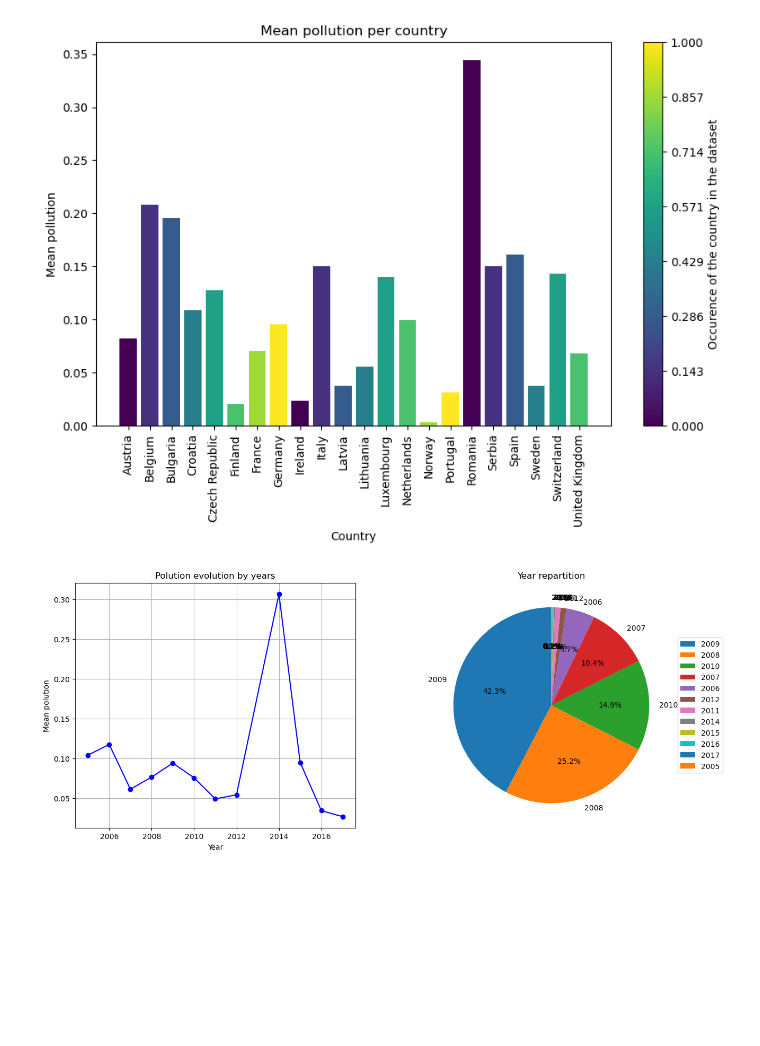
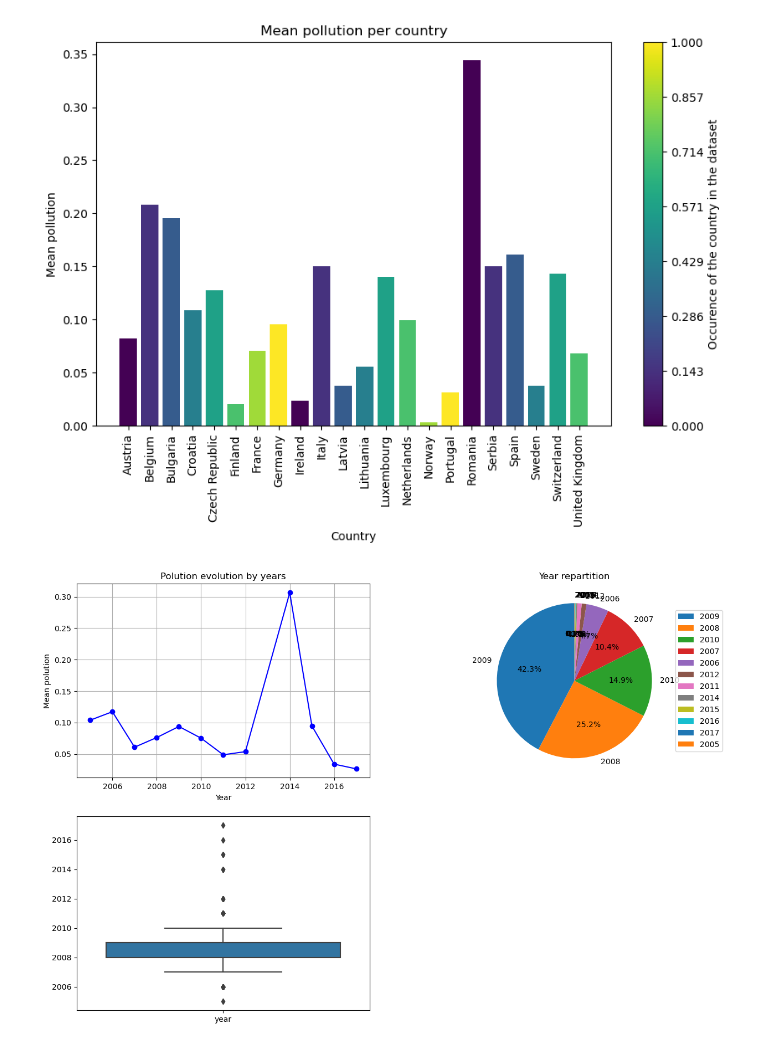
Before and after one commit to Cassette86/Green_ai_project_Water_polution, a Jupyter notebook: water_pollution_dataset/main.ipynb, the cells around one changed output. Drawn from its saved outputs; the diff is of its cells as text; code cells hidden in the pictures; blank space fills up the shorter version.

Commit message:
Finished visualisation and encoding of string values

```diff
--- a/water_pollution_dataset/main.ipynb
+++ b/water_pollution_dataset/main.ipynb
@@ -210,21 +210,26 @@ plt.show()
 # %%
 average_pollution_by_year = df.groupby('year')['polution'].mean()
 
-plt.figure(figsize=(15,6))
+plt.figure(figsize=(15,10))
 
-plt.subplot(1,2,1)
+plt.subplot(2,2,1)
 plt.plot(average_pollution_by_year.index, average_pollution_by_year, marker='o', linestyle='-', color='b')
 plt.title('Polution evolution by years')
 plt.xlabel('Year')
 plt.ylabel('Mean polution')
 plt.grid(True)
 
-plt.subplot(1,2,2)
+plt.subplot(2,2,2)
 year_counts = df['year'].value_counts()
 plt.pie(year_counts, labels=year_counts.index, autopct='%1.1f%%', startangle=90)
 plt.title('Year repartition')
 plt.legend(loc='center left', bbox_to_anchor=(1, 0.5))  # Placez la légende à l'extérieur à droite
 
+
+df_years = df.drop(columns= ['code','id','Country','tourists','venue','rate','food','glass','metal','other','paper','plastic','leather','green_waste','waste_recycling','polution'])
+df_years.head()
+plt.subplot(2,2,3)
+sns.boxplot(data = df_years)
 plt.show()
 # %% [output]
-[figure, old version]
+[figure, new version]
```
Also changed, not shown: parts of 6 cells of this notebook.
